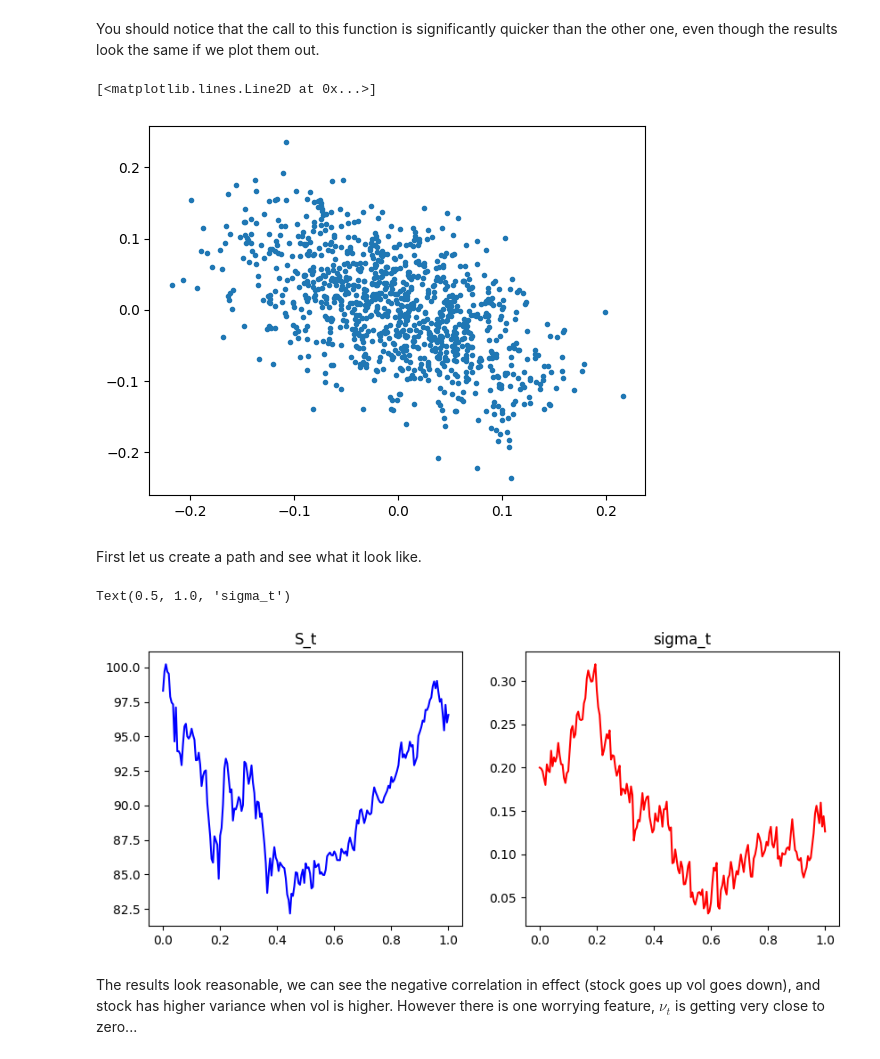
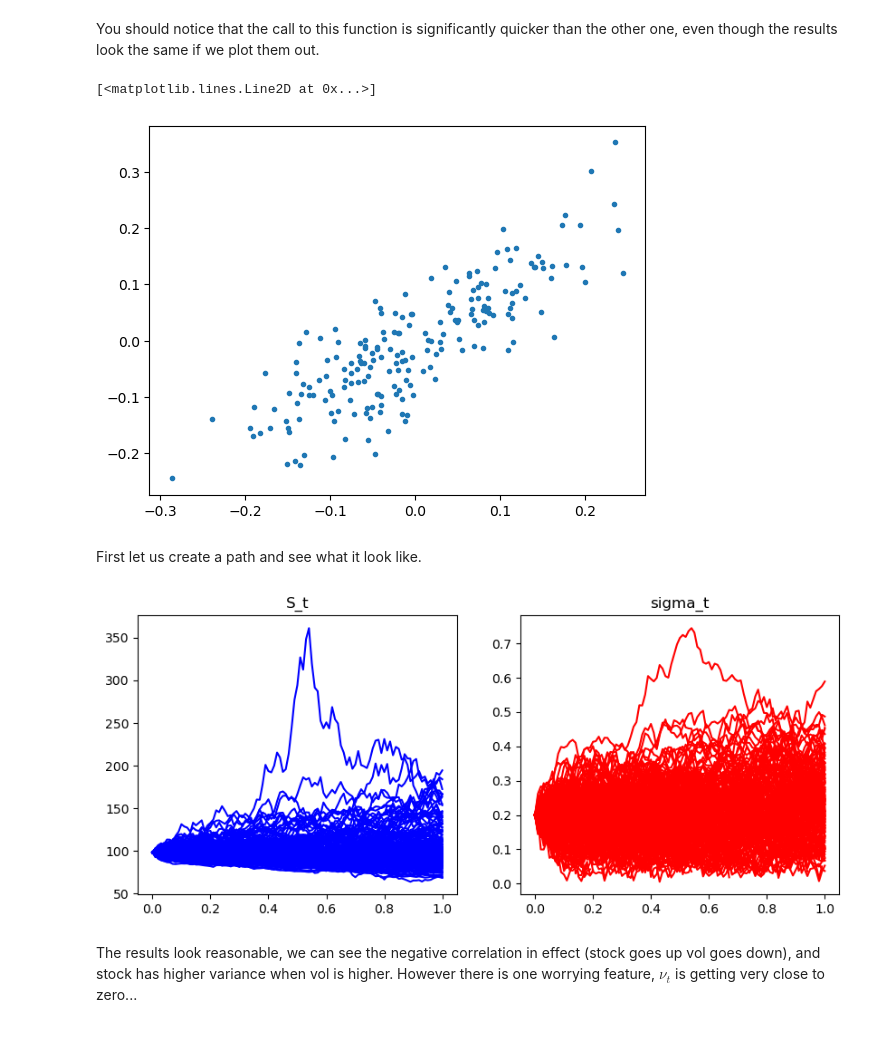
Before and after one commit to pjohno/MATH60082-python, a Jupyter notebook: MATH60082-lab-class-6.ipynb, the cells around one changed output. Drawn from its saved outputs; the diff is of its cells as text; code cells hidden in the pictures.

```diff
--- a/MATH60082-lab-class-6.ipynb
+++ b/MATH60082-lab-class-6.ipynb
@@ -72,12 +72,12 @@ kappa_nu = 1.5 # mean reversion parameter
 theta_nu = 0.06 # long term value of the variance
 nu_0 = 0.04 # initial variance
 xi_nu = 0.4 # so called volatility of volatility
-rho = -0.5 # correlation
+rho = 0.8 # correlation
 # %% [markdown]
 For the numerical problem, we start with a relative smallish number of paths to keep the computations quick.
 # %%
-N=1000
-K=200
+N=200
+K=100
 # %% [markdown]
 First generate numbers from standard normals, in this case we create an $N\times K$ matrix of $\phi$ values, to store the $K$ random numbers for each of the $N$ paths.
 # %%
@@ -123,38 +123,37 @@ You should notice that the call to this function is significantly quicker than t
 plt.plot( dW1.T[0] , dW2.T[0] ,'.')
 # %% [output]
 [<matplotlib.lines.Line2D at 0x...>]
-[figure, old version]
+[figure, new version]
 # %% [markdown]
 First let us create a path and see what it look like.
 # %%
 # create a path variable for S and nu
 time = numpy.zeros(K+1)
 S_t = numpy.zeros(K+1)
 nu_t = numpy.zeros(K+1)
 
 # reset the paths by initialising first value
 S_t[0] = S_0
 nu_t[0] = nu_0
 
+plt.figure(figsize=(10, 4))  # Adjust the figure size as needed
 # path number
-i=0
-for k in range(0,K):
-    nu_sqrt=numpy.sqrt(nu_t[k])
-    time[k+1] = (k+1)*dt
-    S_t[k+1] = S_t[k] + (r-q)*S_t[k]*dt + nu_sqrt*S_t[k]*dW1[i][k]
-    nu_t[k+1] = nu_t[k] + kappa_nu*(theta_nu - nu_t[k])*dt + xi_nu*nu_sqrt*dW2[i][k]
+for i in range(0,N):
+    for k in range(0,K):
+        nu_sqrt=numpy.sqrt(nu_t[k])
+        time[k+1] = (k+1)*dt
+        S_t[k+1] = S_t[k] + (r-q)*S_t[k]*dt + nu_sqrt*S_t[k]*dW1[i][k]
+        nu_t[k+1] = nu_t[k] + kappa_nu*(theta_nu - nu_t[k])*dt + xi_nu*nu_sqrt*dW2[i][k]
 
-plt.figure(figsize=(10, 4))  # Adjust the figure size as needed
-plt.subplot(1, 2, 1)  # (rows, columns, panel number)
-plt.plot(time, S_t, color='blue')
-plt.title('S_t')
+    plt.subplot(1, 2, 1)  # (rows, columns, panel number)
+    plt.plot(time, S_t, color='blue')
+    plt.title('S_t')
 
-plt.subplot(1, 2, 2)
-plt.plot(time, numpy.sqrt(nu_t), color='red')
-plt.title('sigma_t')
+    plt.subplot(1, 2, 2)
+    plt.plot(time, numpy.sqrt(nu_t), color='red')
+    plt.title('sigma_t')
 # %% [output]
-Text(0.5, 1.0, 'sigma_t')
-[figure, old version]
+[figure, new version]
 # %% [markdown]
 The results look reasonable, we can see the negative correlation in effect (stock goes up vol goes down), and stock has higher variance when vol is higher. However there is one worrying feature, $\nu_t$ is getting very close to zero...
 # %% [markdown]
```
Also changed, not shown: parts of 9 cells of this notebook, 1 other file.
